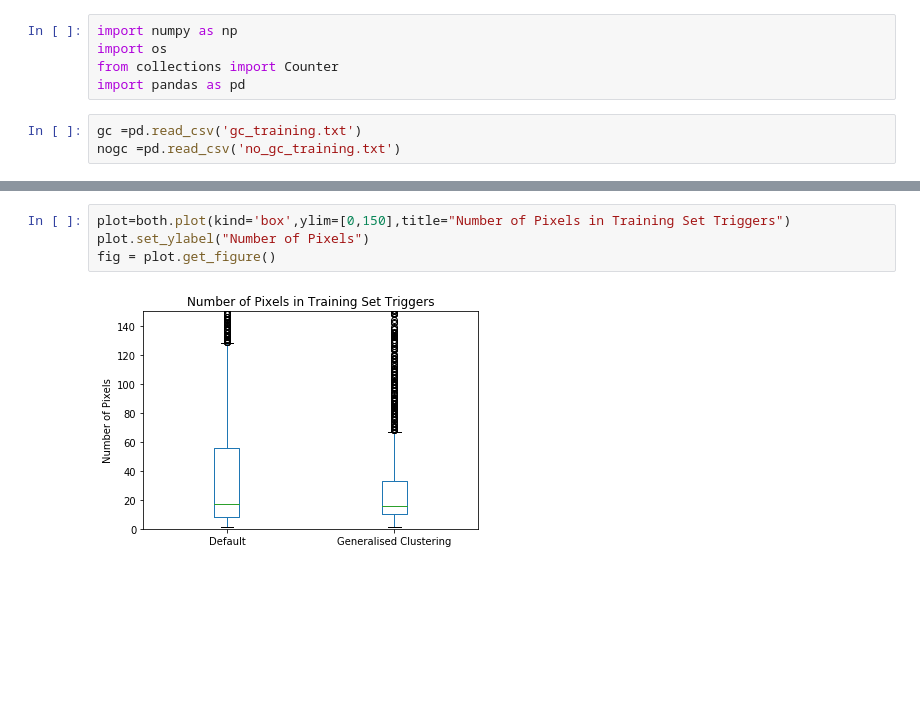
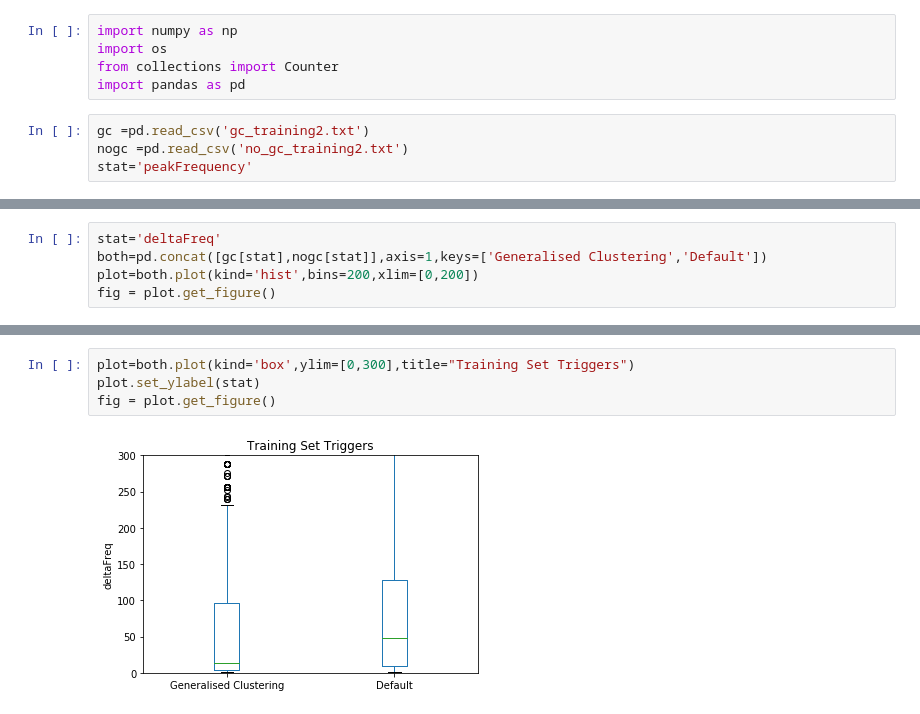
Before and after one commit to idorrington92/thesis, a Jupyter notebook: training_set_analysis.ipynb, the cells around one changed output, grey strips where cells are left out. Saved outputs shown, nothing was run; the diff lists cells and outputs as text; blank space fills up the shorter version.

```diff
--- a/training_set_analysis.ipynb
+++ b/training_set_analysis.ipynb
@@ -4,5 +4,6 @@ import os
 from collections import Counter
 import pandas as pd
 # %%
-gc =pd.read_csv('gc_training.txt')
-nogc =pd.read_csv('no_gc_training.txt')
+gc =pd.read_csv('gc_training2.txt')
+nogc =pd.read_csv('no_gc_training2.txt')
+stat='peakFrequency'
@@ -15,0 +63,5 @@ fig = plot.get_figure()
+# %%
+stat='deltaFreq'
+both=pd.concat([gc[stat],nogc[stat]],axis=1,keys=['Generalised Clustering','Default'])
+plot=both.plot(kind='hist',bins=200,xlim=[0,200])
+fig = plot.get_figure()
@@ -16,6 +70,6 @@ fig = plot.get_figure()
 # %%
-plot=both.plot(kind='box',ylim=[0,150],title="Number of Pixels in Training Set Triggers")
-plot.set_ylabel("Number of Pixels")
+plot=both.plot(kind='box',ylim=[0,300],title="Training Set Triggers")
+plot.set_ylabel(stat)
 fig = plot.get_figure()
 # %% [output]
-[figure, old version]
+[figure, new version]
```
Also changed, not shown: parts of 27 cells of this notebook, 15 other files.
